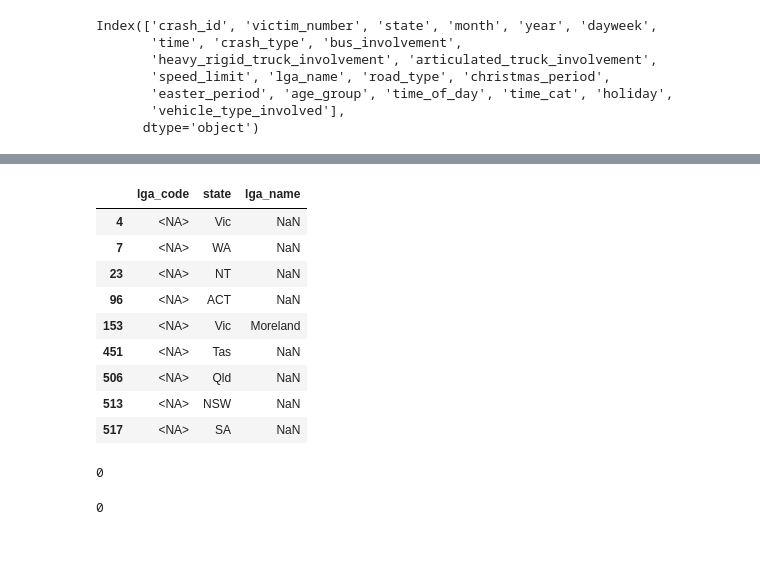
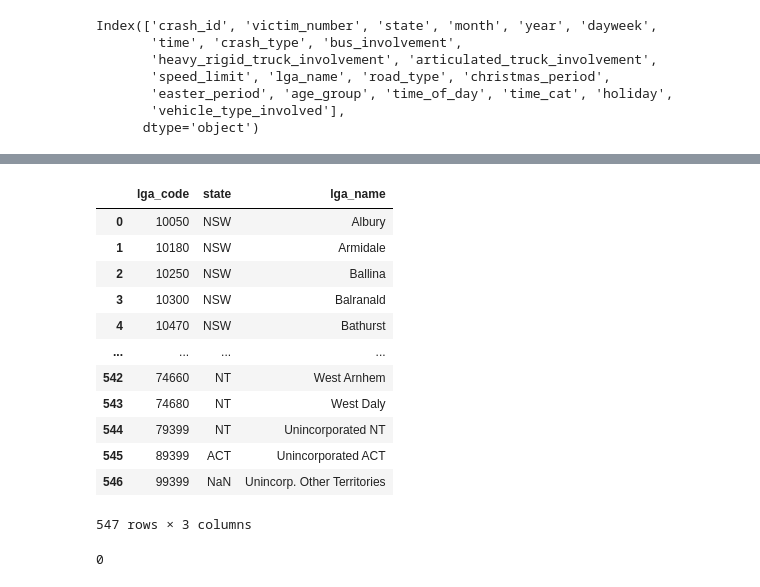
Before and after one commit to gambit0070/Data-Warehouse, a Jupyter notebook: ETL.ipynb, the cells around one changed output, grey strips where cells are left out. Saved outputs shown, nothing was run; the diff lists cells and outputs as text; code cells hidden in the pictures; blank space fills up the shorter version.

```diff
--- a/ETL.ipynb
+++ b/ETL.ipynb
@@ -379,6 +336,6 @@ print(location_dim[location_dim['lga_name'].notna() & location_dim['lga_code'].i
 # %%
-# find lga_code for NaN rows for lga_name using first word
-location_dim[location_dim['lga_name'].notna() & location_dim['lga_code'].isna()]
+# create lga_code column in df by merging with population_long
+df = df.merge(population_long[['lga_name', 'lga_code']].drop_duplicates(), on='lga_name', how='left')
 
 def match_by_first_word(row):
     # Only try to match if lga_code is missing and lga_name exists
@@ -387,32 +344,35 @@ def match_by_first_word(row):
         # Try to find match in population_long
         match = population_long[population_long['lga_name'].str.contains(rf'\b{first_word}\b', case=False, na=False)]
         if not match.empty:
-            return match['lga_code'].values[0]
-    return row['lga_code']
+            # If a match is found, update both lga_code and lga_name
+            row['lga_code'] = match['lga_code'].values[0]
+            row['lga_name'] = match['lga_name'].values[0]
+    return row
 
 # Apply the function row-wise
-location_dim['lga_code'] = location_dim.apply(match_by_first_word, axis=1)
+df = df.apply(match_by_first_word, axis=1)
 # make lga_code to int, ignore NaN
-location_dim['lga_code'] = location_dim['lga_code'].astype(pd.Int64Dtype())
-location_dim[location_dim['lga_code'].isna()]
+df['lga_code'] = df['lga_code'].astype(pd.Int64Dtype())
-# %% [output]
-|  | lga_code | state | lga_name |
-| 4 | <NA> | Vic | NaN |
-| 7 | <NA> | WA | NaN |
-| 23 | <NA> | NT | NaN |
-| 96 | <NA> | ACT | NaN |
-| 153 | <NA> | Vic | Moreland |
-| 451 | <NA> | Tas | NaN |
-| 506 | <NA> | Qld | NaN |
-| 513 | <NA> | NSW | NaN |
-| 517 | <NA> | SA | NaN |
-# %%
-# drop lag_code == NaN
-location_dim.dropna(subset=['lga_code'], inplace=True)
-# check if there are any NaN values in lga_code
-print(location_dim['lga_code'].isna().sum())
-# %% [output]
-0
+# %%
+# merge population_long with df on lga_code adding state column
+location_dim = population_long[['lga_code', 'lga_name']].drop_duplicates()
+location_dim = location_dim.merge(df[['lga_code', 'state']].drop_duplicates(), on='lga_code', how='left')
+location_dim = location_dim[['lga_code', 'state', 'lga_name']]
+location_dim
+# %% [output]
+|  | lga_code | state | lga_name |
+| 0 | 10050 | NSW | Albury |
+| 1 | 10180 | NSW | Armidale |
+| 2 | 10250 | NSW | Ballina |
+| 3 | 10300 | NSW | Balranald |
+| 4 | 10470 | NSW | Bathurst |
+| ... | ... | ... | ... |
+| 542 | 74660 | NT | West Arnhem |
+| 543 | 74680 | NT | West Daly |
+| 544 | 79399 | NT | Unincorporated NT |
+| 545 | 89399 | ACT | Unincorporated ACT |
+| 546 | 99399 | NaN | Unincorp. Other Territories |
+547 rows × 3 columns
 # %%
 # create date_dimension table
 date_dim = df[['year', 'month']].drop_duplicates()
```
Also changed, not shown: parts of 14 cells of this notebook, 11 other files.
